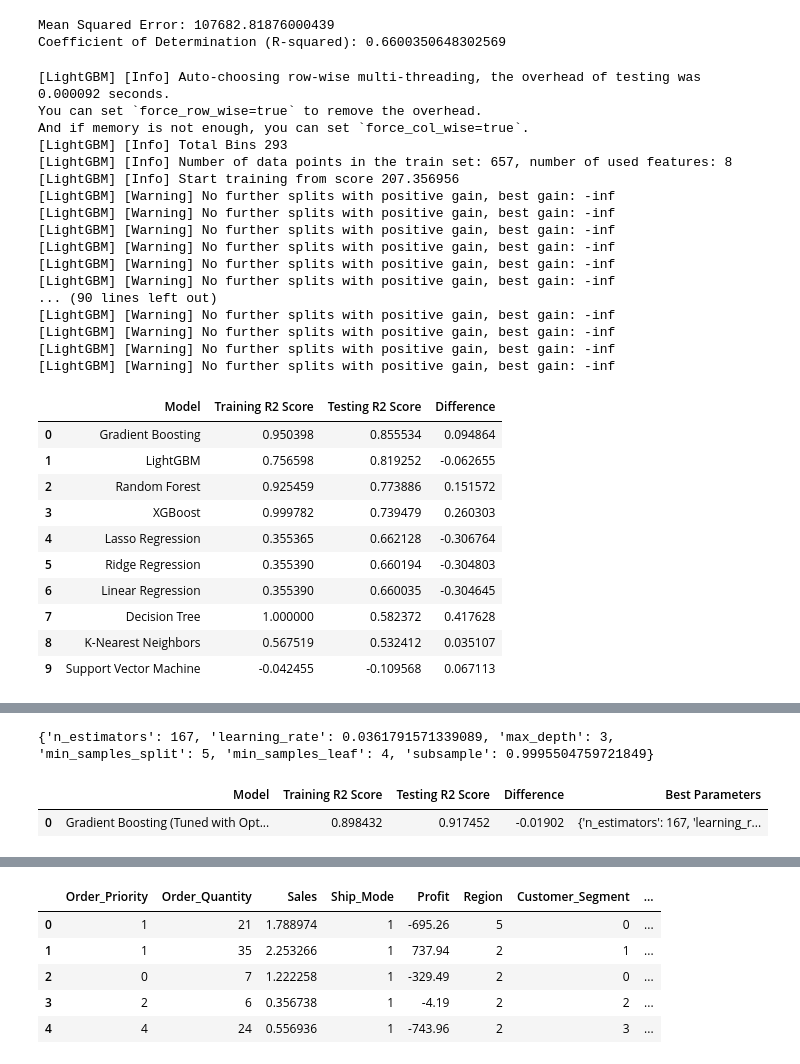
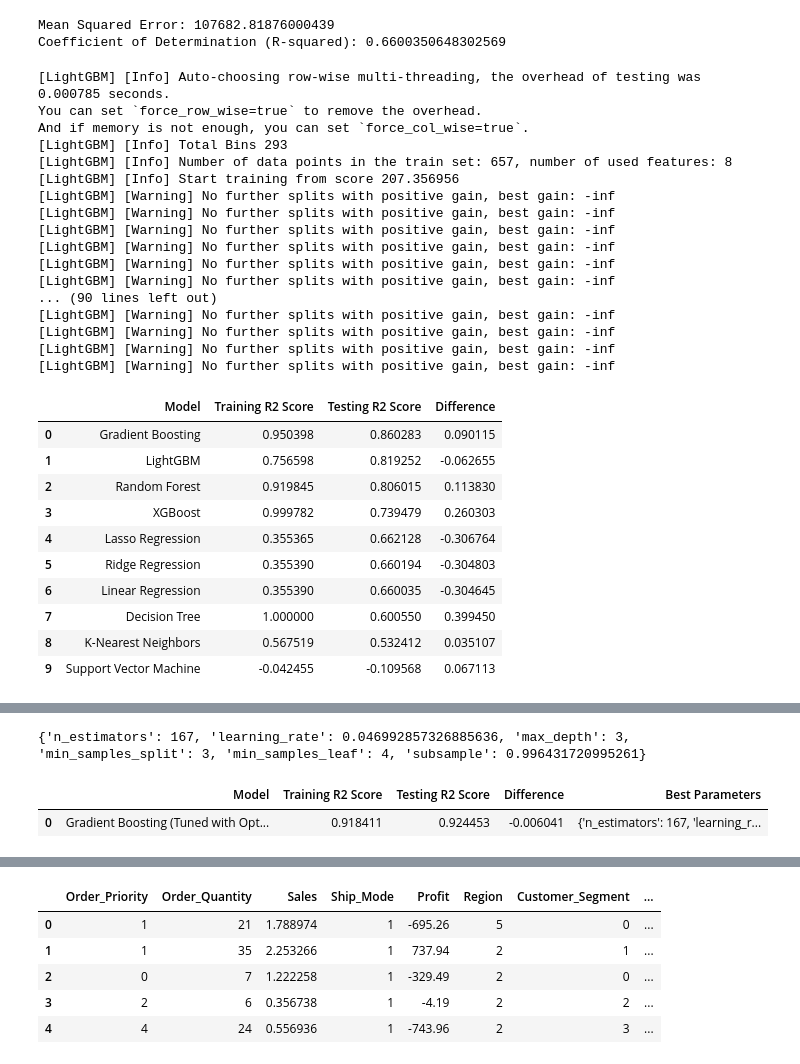
Before and after one commit to rohansb10/-data_science_end_to_end_projects, a Jupyter notebook: notebook/ml.ipynb, the cells around one changed output, grey strips where cells are left out. Drawn from its saved outputs; the diff is of its cells as text; code cells hidden in the pictures.

```diff
--- a/notebook/ml.ipynb
+++ b/notebook/ml.ipynb
@@ -3,7 +3,7 @@ import pandas as pd
 import numpy as np
 from sklearn.preprocessing import LabelEncoder
 # %%
-df = pd.read_csv(r"C:\Users\Rohan\rohan ML\all projects\github\-data_science_end_to_end_projects\data\row_data\Salesstore.csv")
+df = pd.read_csv(r"C:\Users\Rohan\rohan ML\all projects\github\-data_science_end_to_end_projects\data\Salesstore.csv")
 # %%
 df.head()
 # %% [output]
@@ -262,14 +262,14 @@ X_train.head()
 from sklearn.linear_model import LinearRegression
 from sklearn.metrics import mean_squared_error,r2_score
 
-model = LinearRegression()
-model.fit(X_train, y_train)
-y_pred = model.predict(X_test)
+LinearRegression = LinearRegression()
+LinearRegression.fit(X_train, y_train)
+y_pred = LinearRegression.predict(X_test)
 
 mse = mean_squared_error(y_test, y_pred)
 print("Mean Squared Error:", mse)
 
-r2 = model.score(X_test, y_test)
+r2 = LinearRegression.score(X_test, y_test)
 print("Coefficient of Determination (R-squared):", r2)
 # %% [output]
 Mean Squared Error: 107682.81876000439
@@ -319,7 +319,7 @@ df_r2_scores = df_r2_scores.sort_values(by="Testing R2 Score", ascending=False).
 
 df_r2_scores
 # %% [output]
-[LightGBM] [Info] Auto-choosing row-wise multi-threading, the overhead of testing was 0.000092 seconds.
+[LightGBM] [Info] Auto-choosing row-wise multi-threading, the overhead of testing was 0.000785 seconds.
 You can set `force_row_wise=true` to remove the overhead.
 And if memory is not enough, you can set `force_col_wise=true`.
 [LightGBM] [Info] Total Bins 293
@@ -337,14 +337,14 @@ And if memory is not enough, you can set `force_col_wise=true`.
 [LightGBM] [Warning] No further splits with positive gain, best gain: -inf
 [LightGBM] [Warning] No further splits with positive gain, best gain: -inf
 |  | Model | Training R2 Score | Testing R2 Score | Difference |
-| 0 | Gradient Boosting | 0.950398 | 0.855534 | 0.094864 |
+| 0 | Gradient Boosting | 0.950398 | 0.860283 | 0.090115 |
 | 1 | LightGBM | 0.756598 | 0.819252 | -0.062655 |
-| 2 | Random Forest | 0.925459 | 0.773886 | 0.151572 |
+| 2 | Random Forest | 0.919845 | 0.806015 | 0.113830 |
 | 3 | XGBoost | 0.999782 | 0.739479 | 0.260303 |
 | 4 | Lasso Regression | 0.355365 | 0.662128 | -0.306764 |
 | 5 | Ridge Regression | 0.355390 | 0.660194 | -0.304803 |
 | 6 | Linear Regression | 0.355390 | 0.660035 | -0.304645 |
-| 7 | Decision Tree | 1.000000 | 0.582372 | 0.417628 |
+| 7 | Decision Tree | 1.000000 | 0.600550 | 0.399450 |
 | 8 | K-Nearest Neighbors | 0.567519 | 0.532412 | 0.035107 |
 | 9 | Support Vector Machine | -0.042455 | -0.109568 | 0.067113 |
 # %%
@@ -373,7 +373,7 @@ def objective(trial):
 
 # Create a study and optimize the objective function
 study = optuna.create_study(direction='maximize')
-study.optimize(objective, n_trials=100, timeout=600)
+study.optimize(objective, n_trials=500, timeout=600)
 
 # Get the best model parameters
 best_params = study.best_params
@@ -421,6 +421,6 @@ df_results2
-{'n_estimators': 167, 'learning_rate': 0.0361791571339089, 'max_depth': 3, 'min_samples_split': 5, 'min_samples_leaf': 4, 'subsample': 0.9995504759721849}
+{'n_estimators': 167, 'learning_rate': 0.046992857326885636, 'max_depth': 3, 'min_samples_split': 3, 'min_samples_leaf': 4, 'subsample': 0.996431720995261}
 |  | Model | Training R2 Score | Testing R2 Score | Difference | Best Parameters |
-| 0 | Gradient Boosting (Tuned with Opt... | 0.898432 | 0.917452 | -0.01902 | {'n_estimators': 167, 'learning_r... |
+| 0 | Gradient Boosting (Tuned with Opt... | 0.918411 | 0.924453 | -0.006041 | {'n_estimators': 167, 'learning_r... |
 # %%
 best_params
 # %% [output]
```
Also changed, not shown: parts of 8 cells of this notebook, 1 other file.
